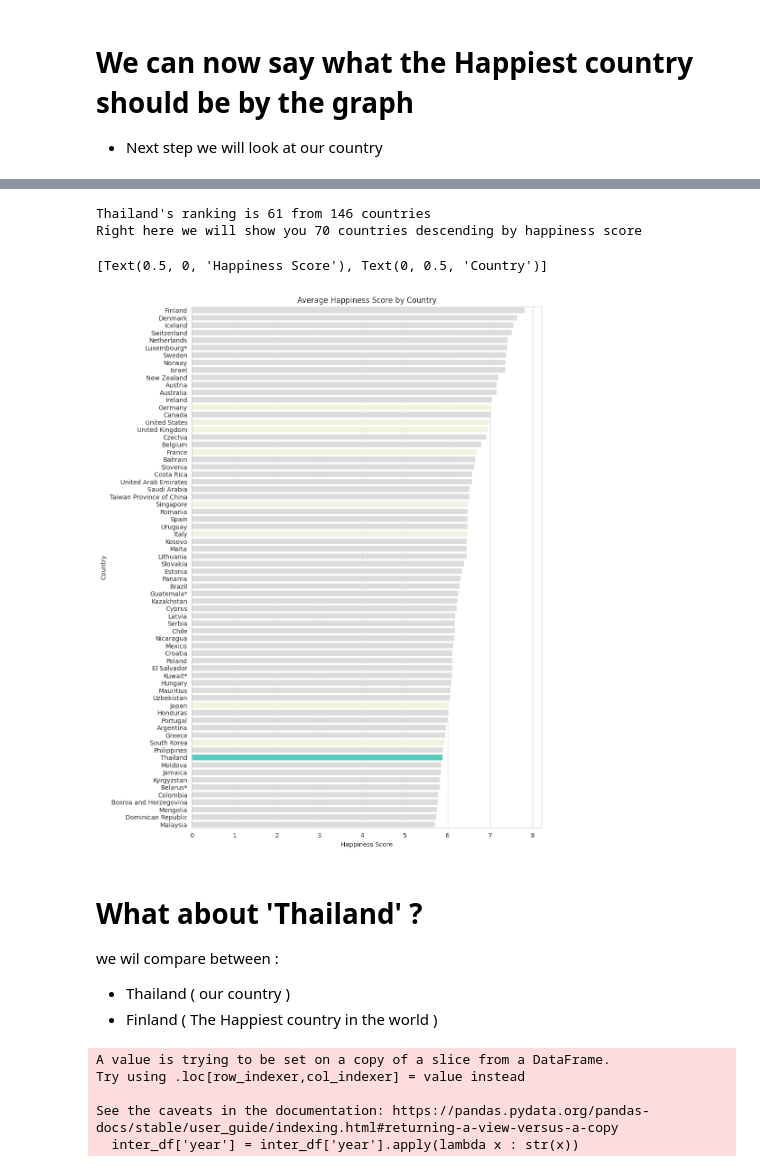
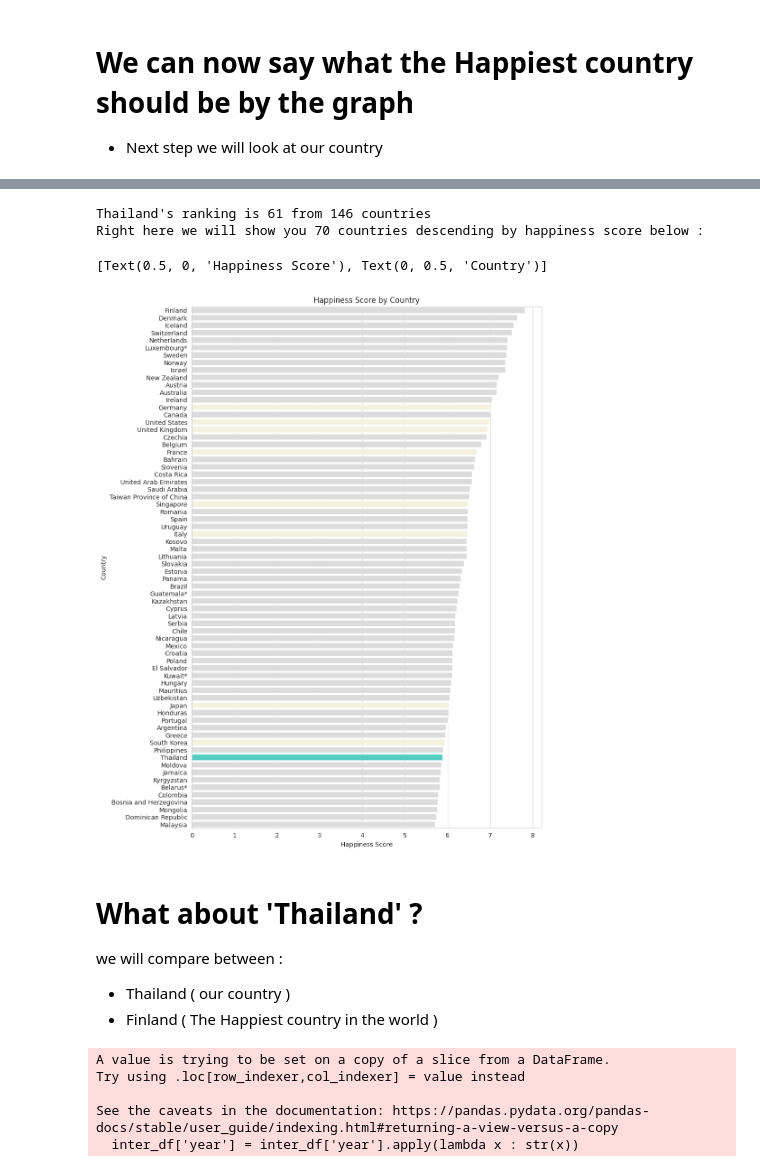
Before and after one commit to HikariJadeEmpire/TH_WLRD_Happiness_Project, a Jupyter notebook: WH_CodeSpace.ipynb, the cells around one changed output, grey strips where cells are left out. Cells and saved outputs as stored; diff of their text form; code cells hidden in the pictures.

```diff
--- a/WH_CodeSpace.ipynb
+++ b/WH_CodeSpace.ipynb
@@ -292,7 +292,7 @@ scp = ['Thailand','United States','United Kingdom','France',"Germany",'Singapore
 
 display(st2_wh.loc[st2_wh['country'].isin(scp),:])
 print(f"\n\nThailand's ranking is {st2_wh.iloc[:61,:]['country'].count()} from {st2_wh['country'].count()-1} countries\n\
-Right here we will show you 70 countries descending by happiness score \n\n")
+Right here we will show you 70 countries descending by happiness score below : \n\n")
 
 # Plot
 
@@ -304,39 +304,39 @@ def set_custom_palette(series, max_color = 'turquoise' , sc_color = 'beige', oth
     for item in series:
         if item == max_val:
             pal.append(max_color)
         elif item in scope:
             pal.append(sc_color)
         else:
             pal.append(other_color)
     return pal
 
 sns.set_style("whitegrid")
 
 plt.figure(figsize=(10,15))
 ax = sns.barplot(x = 'happiness_score', y = 'country', data=st2_wh.iloc[:70,:], palette=set_custom_palette(st2_wh.iloc[:70,:]['happiness_score']))
-ax.set_title('Average Happiness Score by Country')
+ax.set_title('Happiness Score by Country')
 ax.set(xlabel='Happiness Score', ylabel= 'Country')
 # %% [output]
 |  | ranking | country | happiness_score | life_lad | gdp_per_cap | social_sup | health | life_choice | ... |
 | 13 | 14 | Germany | 7.034 | 6.837668 | 10.816555 | 0.920723 | 70.305000 | 0.856771 | ... |
 | 15 | 16 | United States | 6.977 | 7.081947 | 10.961868 | 0.920423 | 66.492187 | 0.841647 | ... |
 | 16 | 17 | United Kingdom | 6.943 | 6.914552 | 10.694497 | 0.939660 | 69.658750 | 0.849158 | ... |
 | 19 | 20 | France | 6.687 | 6.668876 | 10.675093 | 0.923638 | 71.537500 | 0.833298 | ... |
 | 26 | 27 | Singapore | 6.480 | 6.510156 | 11.333850 | 0.880581 | 72.774287 | 0.845741 | ... |
 | 30 | 31 | Italy | 6.467 | 6.296656 | 10.643934 | 0.897003 | 71.410938 | 0.646264 | ... |
 | 53 | 54 | Japan | 6.039 | 6.020960 | 10.588077 | 0.902540 | 73.419062 | 0.804293 | ... |
 | 58 | 59 | South Korea | 5.935 | 5.889748 | 10.521626 | 0.792951 | 71.742187 | 0.638567 | ... |
 | 60 | 61 | Thailand | 5.891 | 6.059321 | 9.654315 | 0.889520 | 67.592186 | 0.874680 | ... |
 | 71 | 72 | China | 5.585 | 5.098935 | 9.307982 | 0.789159 | 67.432813 | 0.849859 | ... |
 | 76 | 77 | Vietnam | 5.485 | 5.330300 | 8.700916 | 0.822360 | 64.806250 | 0.889537 | ... |
 | 94 | 95 | Laos | 5.140 | 4.995433 | 8.681383 | 0.723901 | 58.722000 | 0.901149 | ... |
 Thailand's ranking is 61 from 146 countries
-Right here we will show you 70 countries descending by happiness score
+Right here we will show you 70 countries descending by happiness score below :
 [Text(0.5, 0, 'Happiness Score'), Text(0, 0.5, 'Country')]
-[figure, old version]
+[figure, new version]
 # %% [markdown]
 # What about 'Thailand' ?
-we wil compare between :
+we will compare between :
 - Thailand ( our country )
 - Finland ( The Happiest country in the world )
 # %%
```
